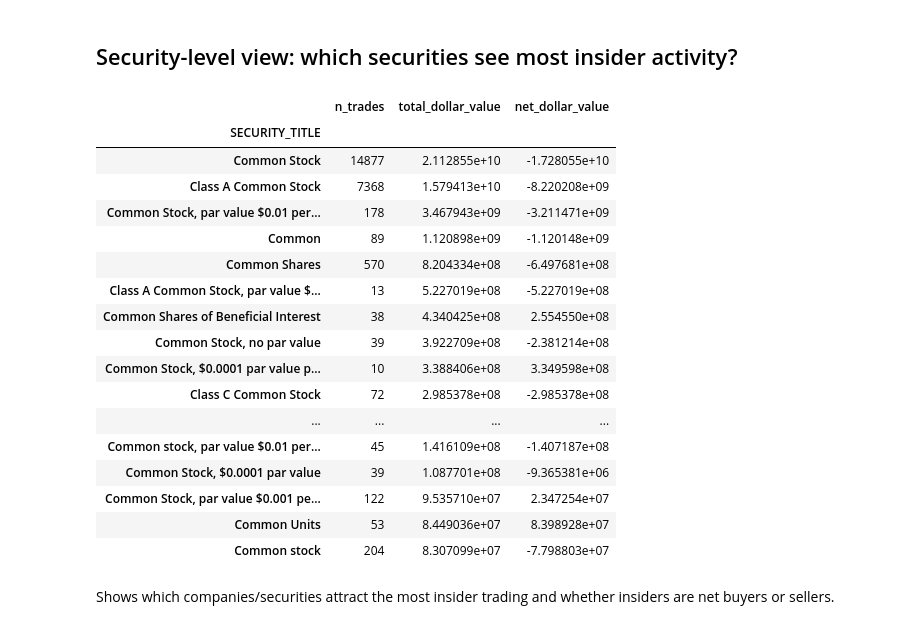
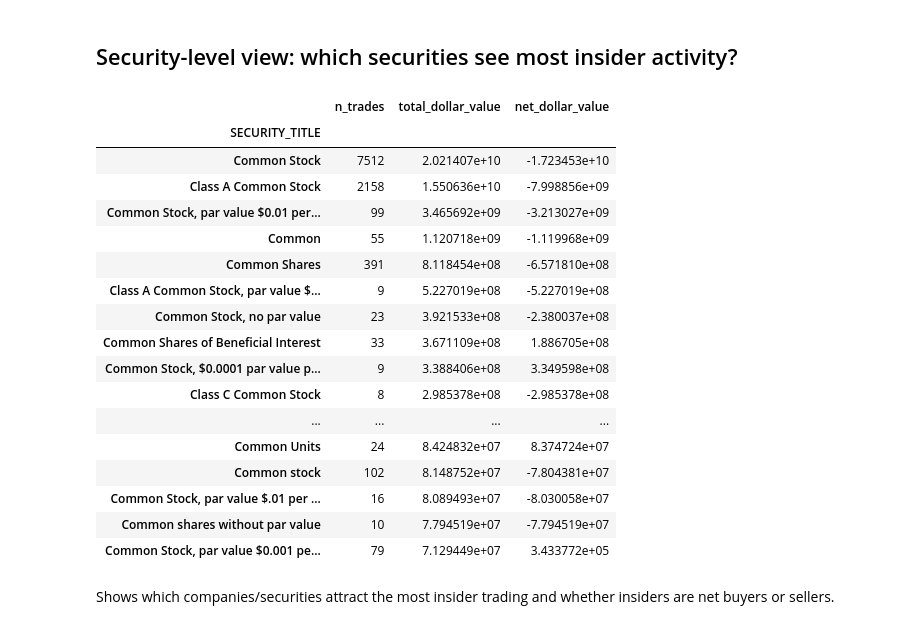
Before and after one commit to jefreybulla/insider-trading-signal, a Jupyter notebook: EDA/EDA_Part1_NONDERIV.ipynb, the cells around one changed output. Cells and saved outputs as stored; diff of their text form; code cells hidden in the pictures.

```diff
--- a/EDA/EDA_Part1_NONDERIV.ipynb
+++ b/EDA/EDA_Part1_NONDERIV.ipynb
@@ -198,0 +201,3 @@ Records after filtering: 26056
+# %%
+df_filtered = df_filtered[df_filtered['year'] == 2025]
+print('Records after filtering for 2025 only:', len(df_filtered))
@@ -232,0 +280,4 @@ Largest time window between transactions for the same ACCESSION_NUMBER: 1761 day
+# %%
+# Drop rows with conflicting TRANS_CODE
+df_filtered = df_filtered[~df_filtered['ACCESSION_NUMBER'].isin(conflicting_accessions.index)]
+print('Records after dropping conflicting TRANS_CODE:', len(df_filtered))
@@ -232,0 +288,20 @@ Largest time window between transactions for the same ACCESSION_NUMBER: 1761 day
+# %%
+# Sort by ACCESSION_NUMBER and TRANS_DATE
+df_filtered = df_filtered.sort_values(['ACCESSION_NUMBER', 'TRANS_DATE'])
+
+# Group by ACCESSION_NUMBER and aggregate
+df_combined = df_filtered.groupby('ACCESSION_NUMBER').agg({
+    'SECURITY_TITLE': 'last',
+    'TRANS_CODE': 'last',
+    'TRANS_SHARES': 'sum',
+    'TRANS_PRICEPERSHARE': lambda x: (df_filtered.loc[x.index, 'dollar_value'].sum() /
+                                       df_filtered.loc[x.index, 'TRANS_SHARES'].sum())
+                                      if df_filtered.loc[x.index, 'TRANS_SHARES'].sum() > 0 else 0,
+    'dollar_value': 'sum',
+    'year': 'last',
+    'year_month': 'last',
+    'TRANS_DATE': 'last'
+}).reset_index()
+
+print('Shape after combining:', df_combined.shape)
+df_combined.head()
@@ -398,46 +500,46 @@ Name: proportion, dtype: float64
 ## Security-level view: which securities see most insider activity?
 # %%
 group_cols = []
-if 'ISSUER_CIK' in df_filtered.columns:
+if 'ISSUER_CIK' in df_combined.columns:
     group_cols.append('ISSUER_CIK')
-if 'ISSUER_TRADING_SYMBOL' in df_filtered.columns:
+if 'ISSUER_TRADING_SYMBOL' in df_combined.columns:
     group_cols.append('ISSUER_TRADING_SYMBOL')
 
 # Always include security title as a fallback
 group_cols.append('SECURITY_TITLE')
 
 security_activity = (
-    df_filtered
+    df_combined
     .groupby(group_cols)
     .agg(
         n_trades=('dollar_value', 'count'),
         total_dollar_value=('dollar_value', 'sum'),
-        net_dollar_value=('dollar_value', lambda x: x[df_filtered.loc[x.index, 'TRANS_CODE'] == 'P'].sum()
-                                              - x[df_filtered.loc[x.index, 'TRANS_CODE'] == 'S'].sum())
+        net_dollar_value=('dollar_value', lambda x: x[df_combined.loc[x.index, 'TRANS_CODE'] == 'P'].sum()
+                                              - x[df_combined.loc[x.index, 'TRANS_CODE'] == 'S'].sum())
     )
     .sort_values('total_dollar_value', ascending=False)
 )
 
 security_activity.head(20)
 # %% [output]
 |  | n_trades | total_dollar_value | net_dollar_value |
 | SECURITY_TITLE |  |  |  |
-| Common Stock | 14877 | 2.112855e+10 | -1.728055e+10 |
-| Class A Common Stock | 7368 | 1.579413e+10 | -8.220208e+09 |
-| Common Stock, par value $0.01 per... | 178 | 3.467943e+09 | -3.211471e+09 |
-| Common | 89 | 1.120898e+09 | -1.120148e+09 |
-| Common Shares | 570 | 8.204334e+08 | -6.497681e+08 |
-| Class A Common Stock, par value $... | 13 | 5.227019e+08 | -5.227019e+08 |
-| Common Shares of Beneficial Interest | 38 | 4.340425e+08 | 2.554550e+08 |
-| Common Stock, no par value | 39 | 3.922709e+08 | -2.381214e+08 |
-| Common Stock, $0.0001 par value p... | 10 | 3.388406e+08 | 3.349598e+08 |
-| Class C Common Stock | 72 | 2.985378e+08 | -2.985378e+08 |
+| Common Stock | 7512 | 2.021407e+10 | -1.723453e+10 |
+| Class A Common Stock | 2158 | 1.550636e+10 | -7.998856e+09 |
+| Common Stock, par value $0.01 per... | 99 | 3.465692e+09 | -3.213027e+09 |
+| Common | 55 | 1.120718e+09 | -1.119968e+09 |
+| Common Shares | 391 | 8.118454e+08 | -6.571810e+08 |
+| Class A Common Stock, par value $... | 9 | 5.227019e+08 | -5.227019e+08 |
+| Common Stock, no par value | 23 | 3.921533e+08 | -2.380037e+08 |
+| Common Shares of Beneficial Interest | 33 | 3.671109e+08 | 1.886705e+08 |
+| Common Stock, $0.0001 par value p... | 9 | 3.388406e+08 | 3.349598e+08 |
+| Class C Common Stock | 8 | 2.985378e+08 | -2.985378e+08 |
 | ... | ... | ... | ... |
-| Common stock, par value $0.01 per... | 45 | 1.416109e+08 | -1.407187e+08 |
-| Common Stock, $0.0001 par value | 39 | 1.087701e+08 | -9.365381e+06 |
-| Common Stock, par value $0.001 pe... | 122 | 9.535710e+07 | 2.347254e+07 |
-| Common Units | 53 | 8.449036e+07 | 8.398928e+07 |
-| Common stock | 204 | 8.307099e+07 | -7.798803e+07 |
+| Common Units | 24 | 8.424832e+07 | 8.374724e+07 |
+| Common stock | 102 | 8.148752e+07 | -7.804381e+07 |
+| Common Stock, par value $.01 per ... | 16 | 8.089493e+07 | -8.030058e+07 |
+| Common shares without par value | 10 | 7.794519e+07 | -7.794519e+07 |
+| Common Stock, par value $0.001 pe... | 79 | 7.129449e+07 | 3.433772e+05 |
 # %% [markdown]
 Shows which companies/securities attract the most insider trading and whether insiders are net buyers or sellers.
 # %% [markdown]
```
Also changed, not shown: parts of 21 cells of this notebook.
